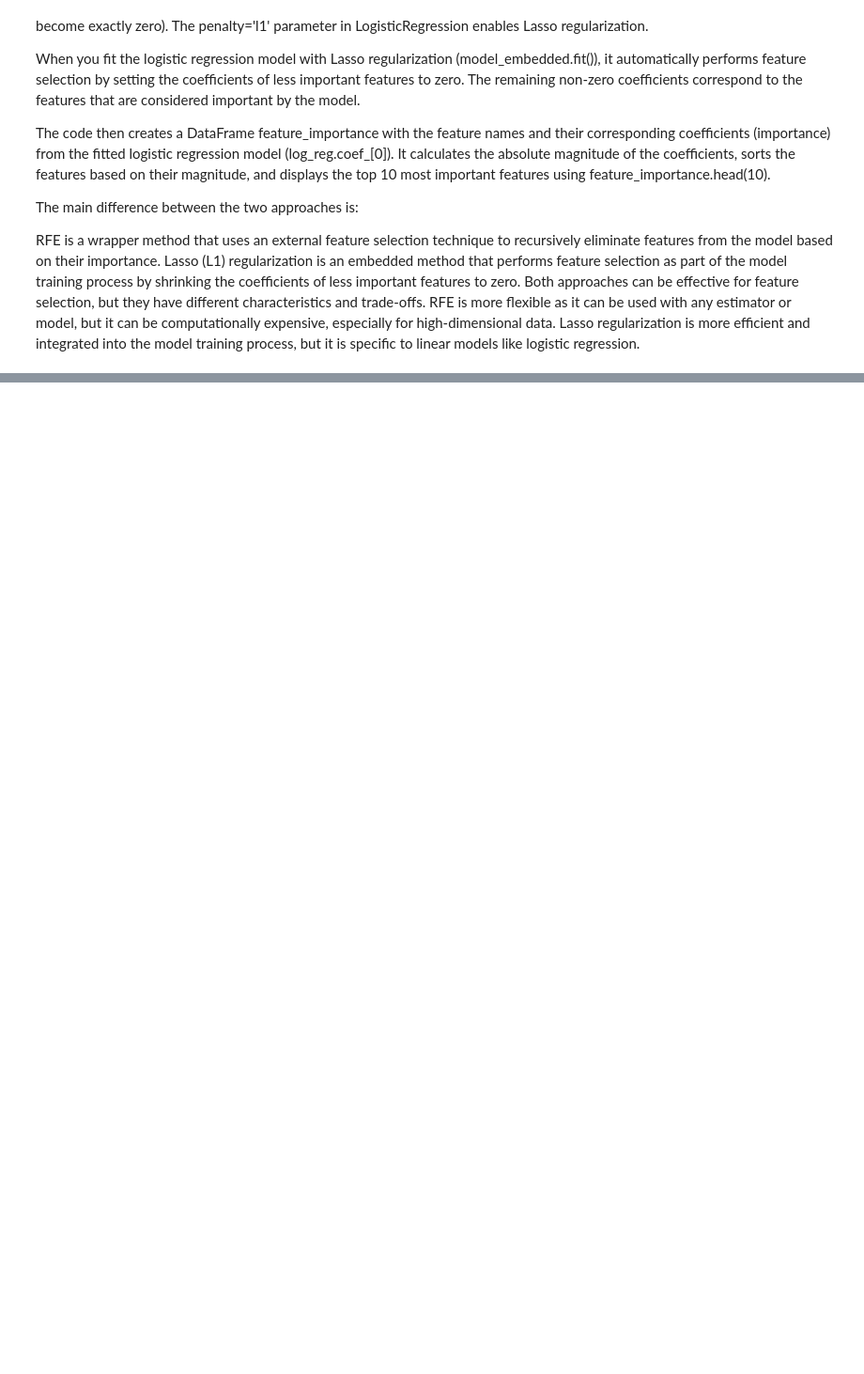
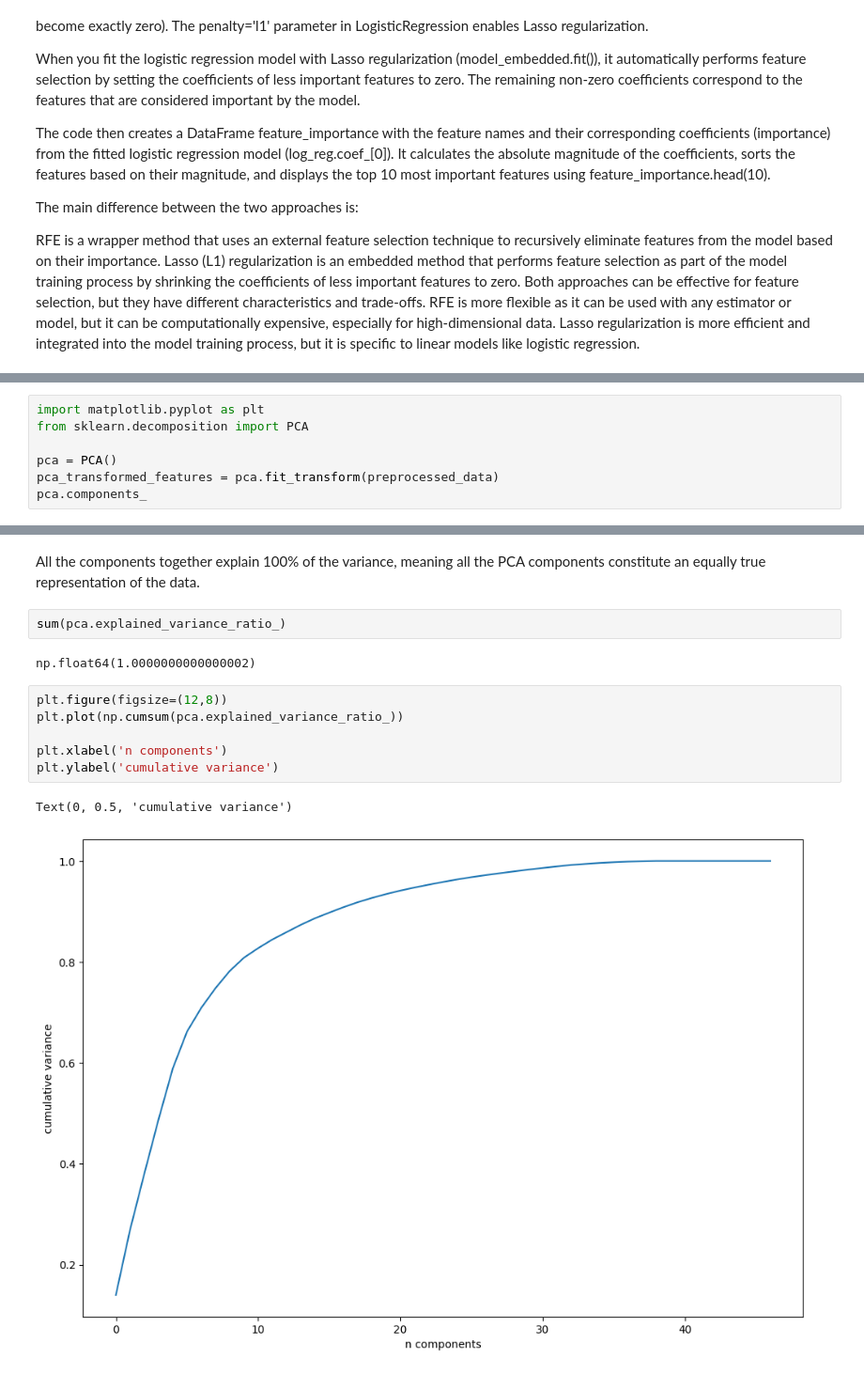
Before and after one commit to ly2xxx/classic-ml, a Jupyter notebook: tap-ml-session2.ipynb, the cells around one changed output, grey strips where cells are left out. Shown: that part at 94% size. Cells and saved outputs as stored; diff of their text form; blank space fills up the shorter version.

```diff
--- a/tap-ml-session2.ipynb
+++ b/tap-ml-session2.ipynb
@@ -386,0 +396,7 @@ Both approaches can be effective for feature selection, but they have different
+# %%
+import matplotlib.pyplot as plt
+from sklearn.decomposition import PCA
+
+pca = PCA()
+pca_transformed_features = pca.fit_transform(preprocessed_data)
+pca.components_
@@ -386,0 +456,15 @@ Both approaches can be effective for feature selection, but they have different
+# %% [markdown]
+All the components together explain 100% of the variance, meaning all the PCA components constitute an equally true representation of the data.
+# %%
+sum(pca.explained_variance_ratio_)
+# %% [output]
+np.float64(1.0000000000000002)
+# %%
+plt.figure(figsize=(12,8))
+plt.plot(np.cumsum(pca.explained_variance_ratio_))
+
+plt.xlabel('n components')
+plt.ylabel('cumulative variance')
+# %% [output]
+Text(0, 0.5, 'cumulative variance')
+[figure, added]
```
Also changed, not shown: parts of 16 cells of this notebook, 1 other file.
